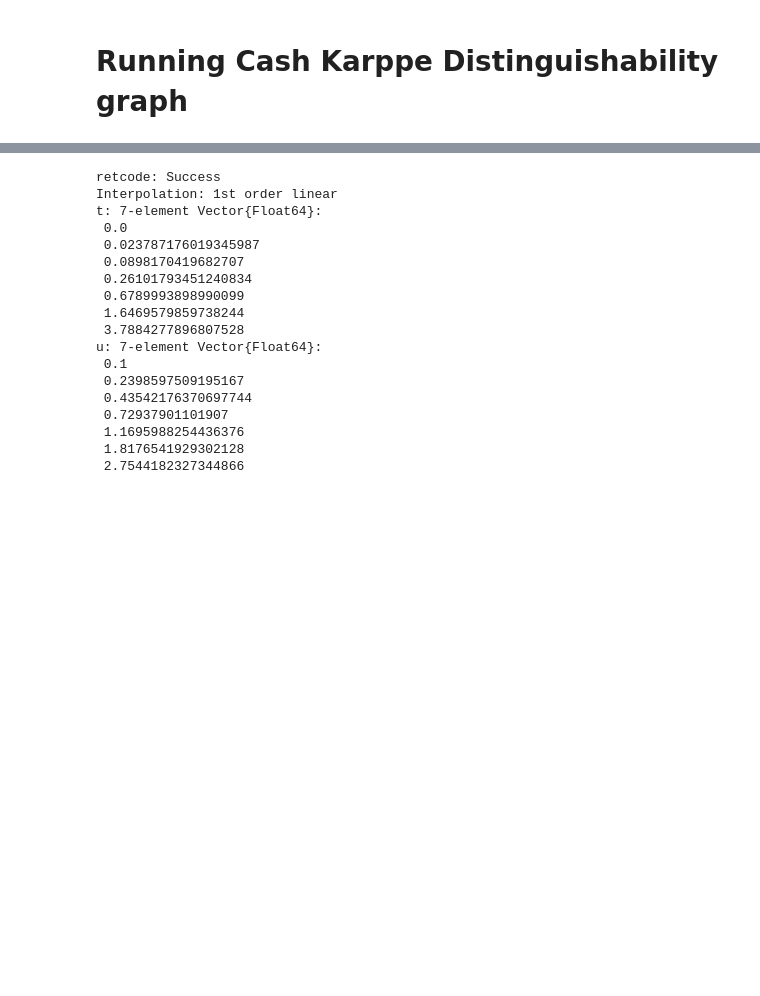
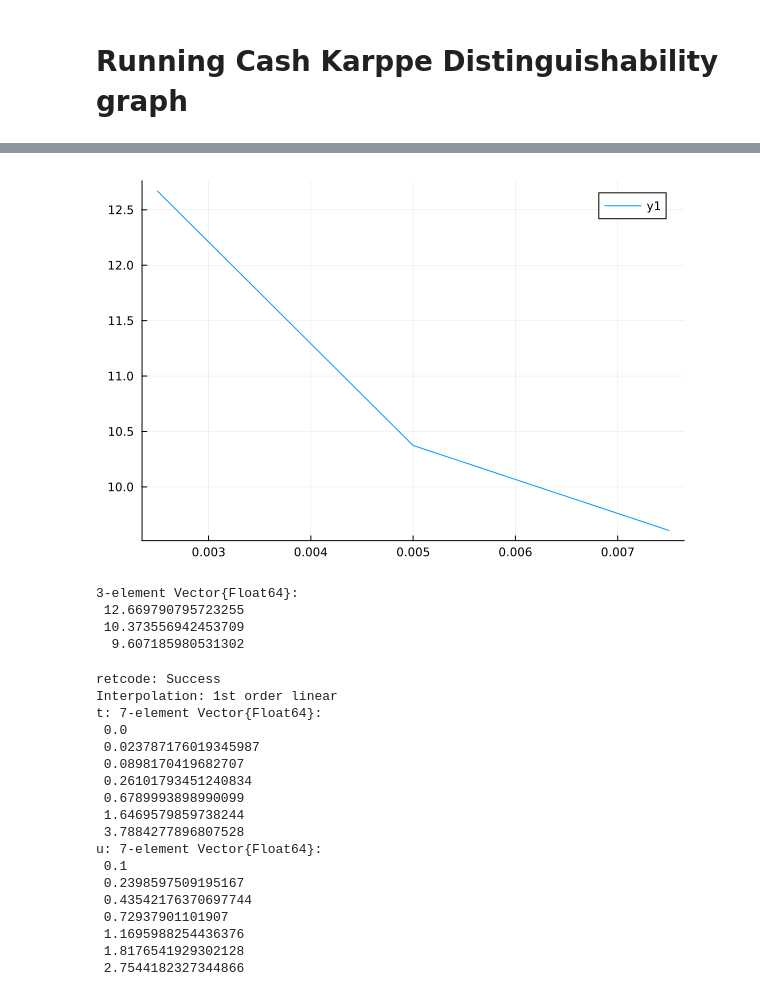
Before and after one commit to anxious-pineapple/Errors-in-FBQC-Code, a Jupyter notebook: BellStateGenerator.ipynb, the cells around one changed output, grey strips where cells are left out. Cells and saved outputs as stored; diff of their text form; code cells hidden in the pictures; blank space fills up the shorter version.

```diff
--- a/BellStateGenerator.ipynb
+++ b/BellStateGenerator.ipynb
@@ -893,3 +157,17 @@ Plots.pdf(p, "Distinguishability_plot.pdf")
+# %%
+#relative error
+ideal_list = [2*i/(1+4*i) for i=0:0.0025:0.0075]
+rel_error = 100 .* (ideal_list[2:end] .- real(g34_list10[1:end]))./ideal_list[2:end]
+plot([0.0025:0.0025:0.0075;], rel_error)
+# %% [output]
+[figure, added]
+# %%
+rel_error
+# %% [output]
+3-element Vector{Float64}:
+ 12.669790795723255
+ 10.373556942453709
+  9.607185980531302
 # %%
 prob_test = ODEProblem(dx, 0.1, (0,5))
 sol = solve(prob_test, saveat=cumsum(list_t))
```
Also changed, not shown: parts of 60 cells of this notebook, 18 other files.
